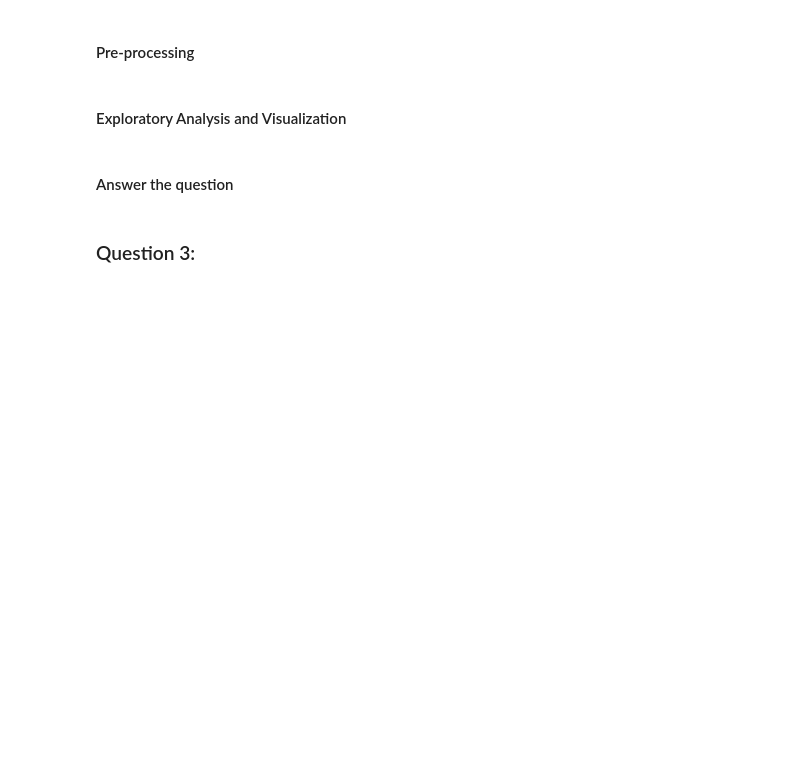
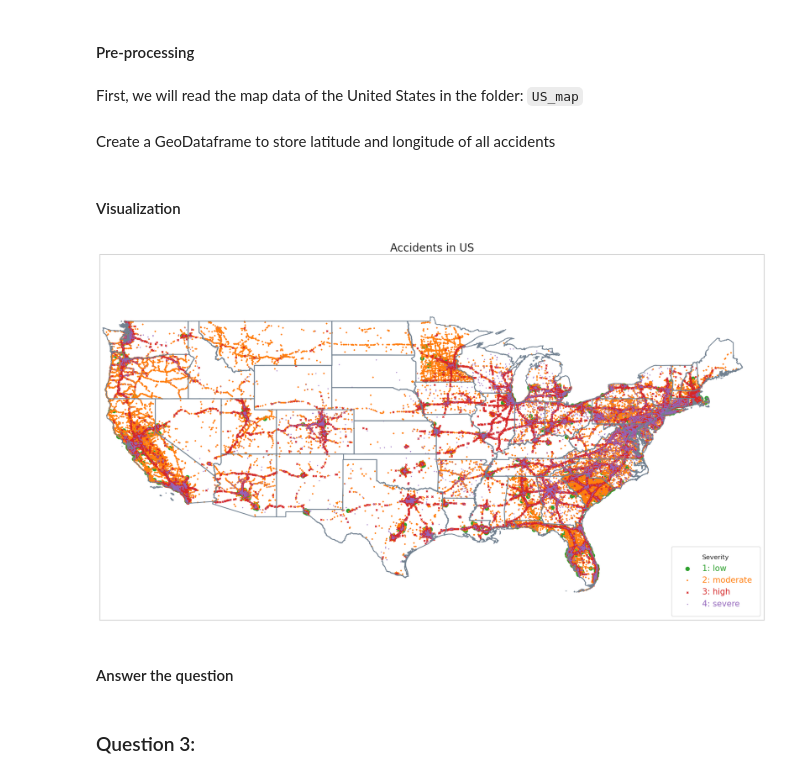
Before and after one commit to knightstark7/FinalProject-P4DS, a Jupyter notebook: USAccident.ipynb, the cells around one changed output. Saved outputs shown, nothing was run; the diff lists cells and outputs as text; code cells hidden in the pictures; blank space fills up the shorter version.

```diff
--- a/USAccident.ipynb
+++ b/USAccident.ipynb
@@ -702,7 +718,39 @@ plt.show()
 # %% [markdown]
 #### Pre-processing
+# %% [markdown]
+First, we will read the map data of the United States in the folder: `US_map`
+# %%
+states = gpd.read_file('Data/US_map')
+# %% [markdown]
+Create a GeoDataframe to store latitude and longitude of all accidents
+# %%
+geometry = [Point(xy) for xy in zip(df['Start_Lng'], df['Start_Lat'])]
+geo_df = gpd.GeoDataFrame(df, geometry=geometry)
 # %% [markdown]
-#### Exploratory Analysis and Visualization
+#### Visualization
+# %%
+fig, ax = plt.subplots(figsize=(22,20))
+# set latitude and longitude of US
+ax.set_xlim([-125,-65])
+ax.set_ylim([22,55])
+states.boundary.plot(ax=ax, color='slategrey');
+
+geo_df[geo_df['Severity'] == 1].plot(ax=ax, color='tab:green', marker='o', label='1: low', markersize=50)
+geo_df[geo_df['Severity'] == 2].plot(ax=ax, color='tab:orange', marker='+', label='2: moderate', markersize=5)
+geo_df[geo_df['Severity'] == 3].plot(ax=ax, color='tab:red', marker='x', label='3: high', markersize=10)
+geo_df[geo_df['Severity'] == 4].plot(ax=ax, color='tab:purple', marker='v', label='4: severe', markersize=1)
+
+ax.grid(False)
+plt.tick_params(top=False, bottom=False, left=False, right=False,
+                labelleft=False, labelbottom=False)
+
+plt.title('Accidents in US', size=20)
+
+ax.legend(title='Severity', prop={'size': 15}, loc='lower right', borderpad=1,
+         labelcolor=['tab:green', 'tab:orange', 'tab:red', 'tab:purple'])
+plt.show()
+# %% [output]
+[figure, added]
 # %% [markdown]
 #### Answer the question
 # %% [markdown]
```
Also changed, not shown: parts of 16 cells of this notebook.
